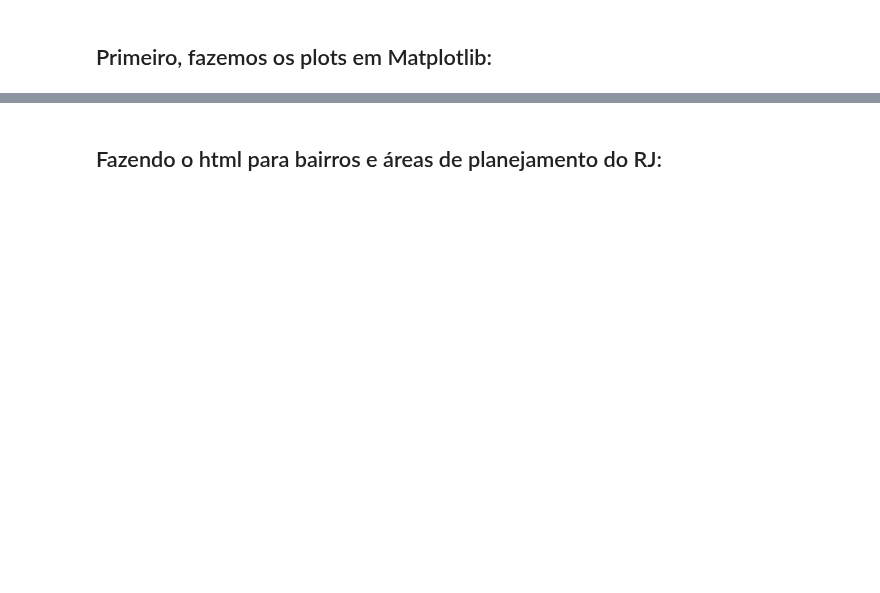
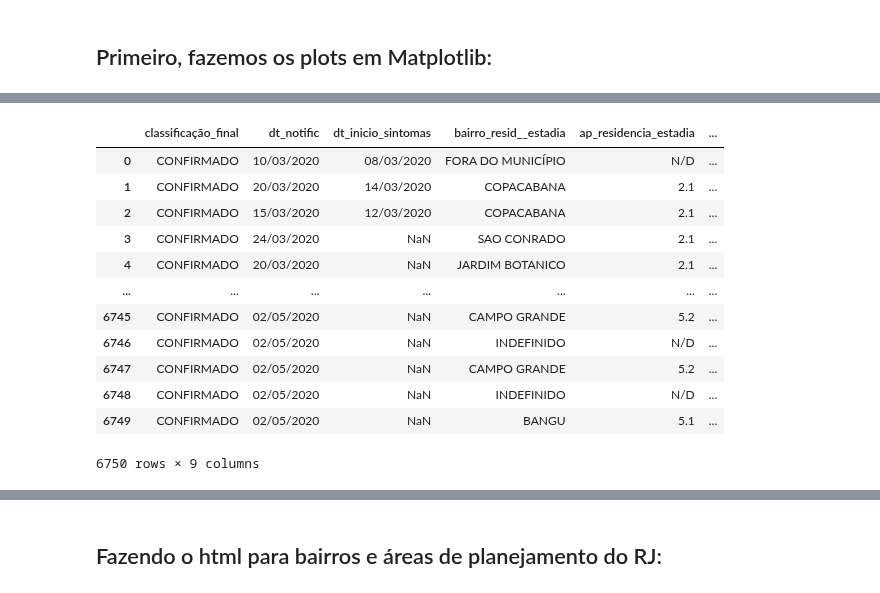
Before and after one commit to Modelagem-Covid-19-RJ/covid19, a Jupyter notebook: modelos/RJ/compartimental/geo_plot/Geo_plot_Bairros_RJ.ipynb, the cells around one changed output, grey strips where cells are left out. Drawn from its saved outputs; the diff is of its cells as text; code cells hidden in the pictures; blank space fills up the shorter version.

```diff
--- a/modelos/RJ/compartimental/geo_plot/Geo_plot_Bairros_RJ.ipynb
+++ b/modelos/RJ/compartimental/geo_plot/Geo_plot_Bairros_RJ.ipynb
@@ -24,6 +38,21 @@ dados_pop_rj = pd.read_csv('dados/Pop_2010_Bairros_2020-2.csv', encoding = 'ISO-
 # %%
 dados_pop_rj['NOME'] = [unidecode.unidecode(x.upper().strip()) for x in list(dados_pop_rj['NOME'])]
 # %%
-dados_covid_rj = pd.read_csv('dados/Dados_indiv_MRJ_covid19_27-4-2020.csv', encoding = 'ISO-8859-1', delimiter = ';')
-dados_covid_rj.drop(columns = ['Data_atualização'], inplace = True)
+dados_covid_rj = pd.read_csv(f'{root_dir}/dados/RJ/cidade_rj/dados_covid/Dados_indiv_MRJ_covid19.csv', encoding = 'ISO-8859-1', delimiter = ';')
+# %%
+dados_covid_rj
+# %% [output]
+|  | classificação_final | dt_notific | dt_inicio_sintomas | bairro_resid__estadia | ap_residencia_estadia | ... |
+| 0 | CONFIRMADO | 10/03/2020 | 08/03/2020 | FORA DO MUNICÍPIO | N/D | ... |
+| 1 | CONFIRMADO | 20/03/2020 | 14/03/2020 | COPACABANA | 2.1 | ... |
+| 2 | CONFIRMADO | 15/03/2020 | 12/03/2020 | COPACABANA | 2.1 | ... |
+| 3 | CONFIRMADO | 24/03/2020 | NaN | SAO CONRADO | 2.1 | ... |
+| 4 | CONFIRMADO | 20/03/2020 | NaN | JARDIM BOTANICO | 2.1 | ... |
+| ... | ... | ... | ... | ... | ... | ... |
+| 6745 | CONFIRMADO | 02/05/2020 | NaN | CAMPO GRANDE | 5.2 | ... |
+| 6746 | CONFIRMADO | 02/05/2020 | NaN | INDEFINIDO | N/D | ... |
+| 6747 | CONFIRMADO | 02/05/2020 | NaN | CAMPO GRANDE | 5.2 | ... |
+| 6748 | CONFIRMADO | 02/05/2020 | NaN | INDEFINIDO | N/D | ... |
+| 6749 | CONFIRMADO | 02/05/2020 | NaN | BANGU | 5.1 | ... |
+6750 rows × 9 columns
 # %%
```
Also changed, not shown: parts of 29 cells of this notebook, 6 other files.
